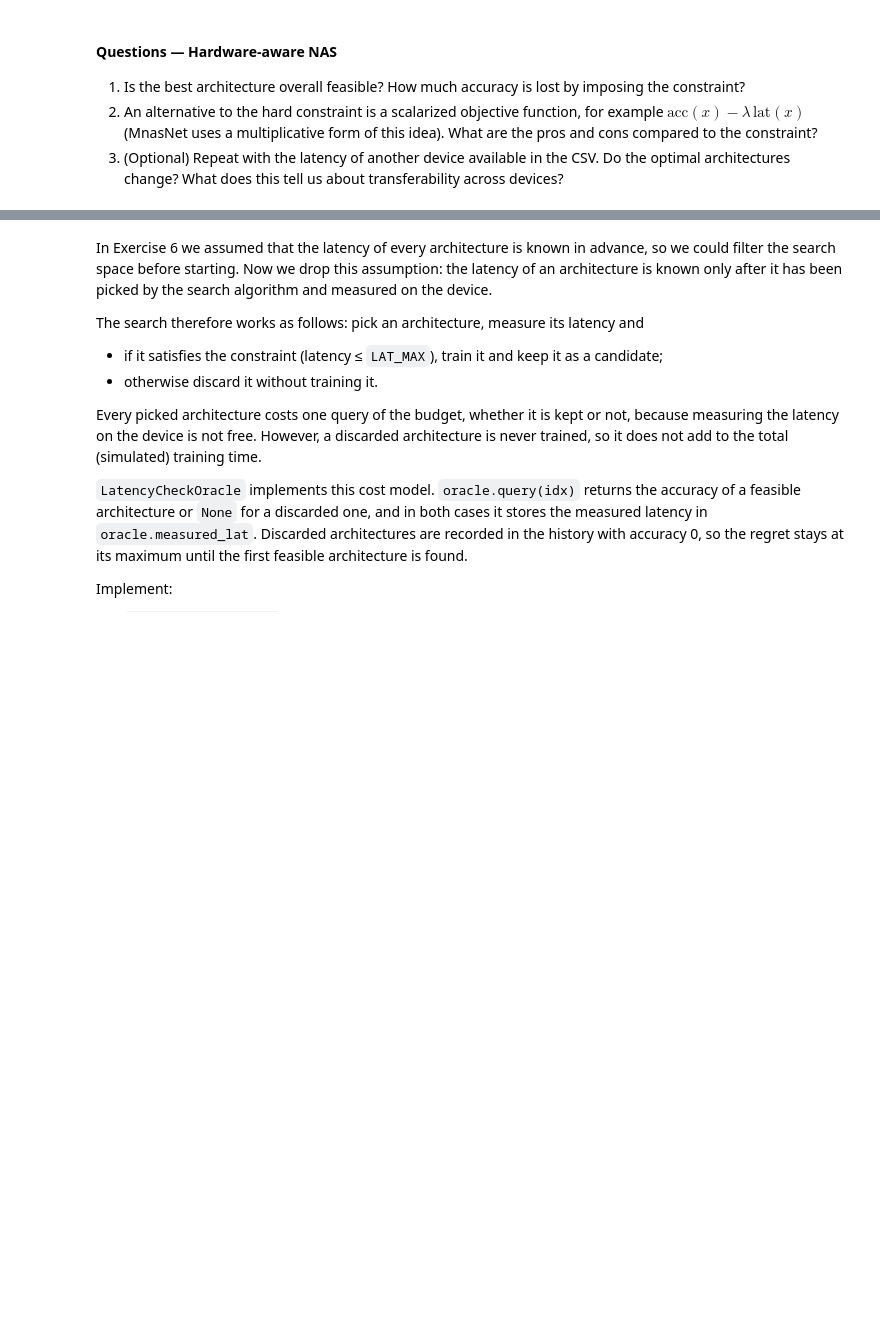
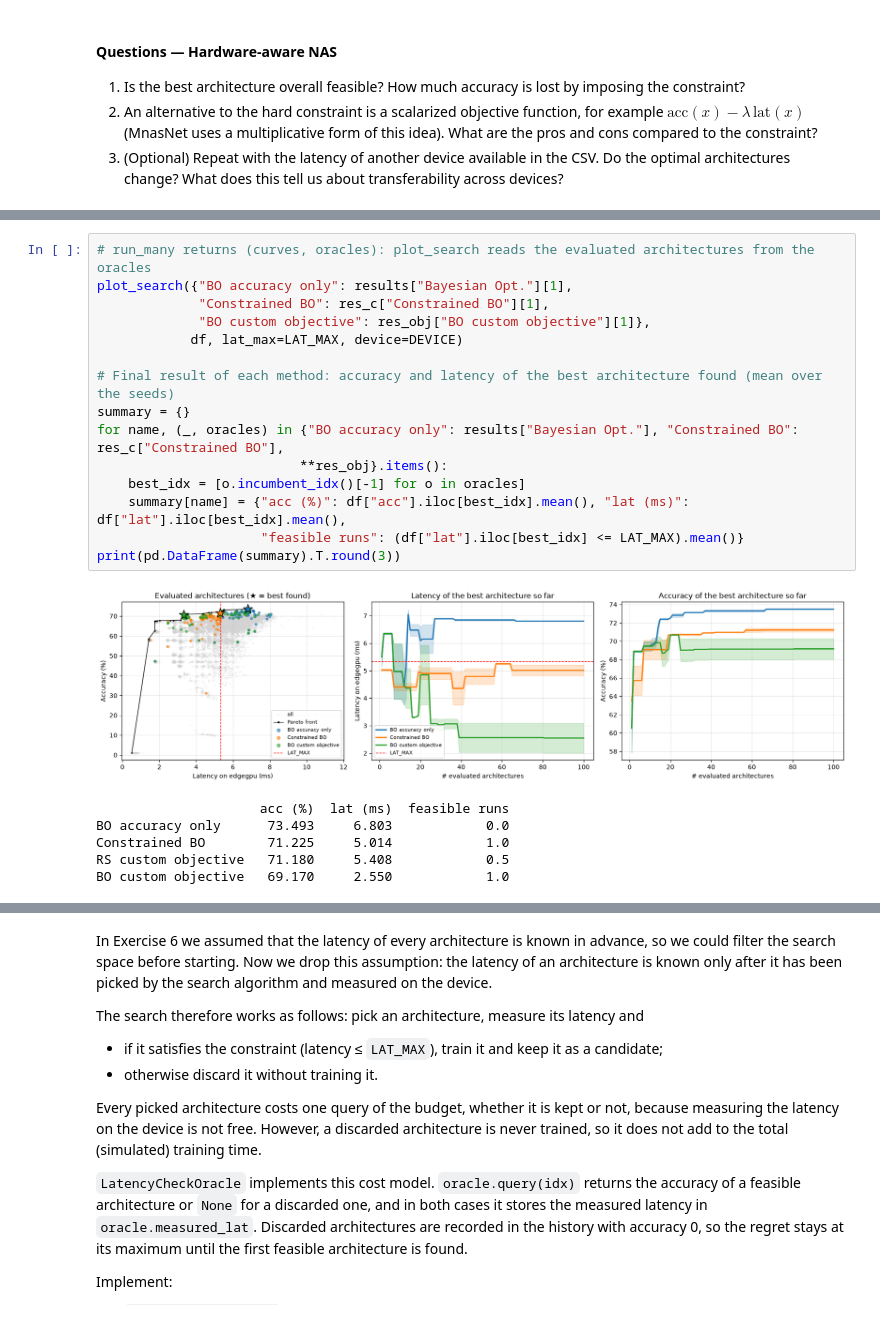
Before and after one commit to bizzarriA/NAS-lab, a Jupyter notebook: Lab2_HW_NAS_solutions.ipynb, the cells around one changed output, grey strips where cells are left out. Saved outputs shown, nothing was run; the diff lists cells and outputs as text; blank space fills up the shorter version.

```diff
--- a/Lab2_HW_NAS_solutions.ipynb
+++ b/Lab2_HW_NAS_solutions.ipynb
@@ -299,0 +363,22 @@ Best overall: 73.49%  | best feasible: 71.93%  | accuracy lost to the constraint
+# %%
+# run_many returns (curves, oracles): plot_search reads the evaluated architectures from the oracles
+plot_search({"BO accuracy only": results["Bayesian Opt."][1],
+             "Constrained BO": res_c["Constrained BO"][1],
+             "BO custom objective": res_obj["BO custom objective"][1]},
+            df, lat_max=LAT_MAX, device=DEVICE)
+
+# Final result of each method: accuracy and latency of the best architecture found (mean over the seeds)
+summary = {}
+for name, (_, oracles) in {"BO accuracy only": results["Bayesian Opt."], "Constrained BO": res_c["Constrained BO"],
+                          **res_obj}.items():
+    best_idx = [o.incumbent_idx()[-1] for o in oracles]
+    summary[name] = {"acc (%)": df["acc"].iloc[best_idx].mean(), "lat (ms)": df["lat"].iloc[best_idx].mean(),
+                     "feasible runs": (df["lat"].iloc[best_idx] <= LAT_MAX).mean()}
+print(pd.DataFrame(summary).T.round(3))
+# %% [output]
+[figure, added]
+                     acc (%)  lat (ms)  feasible runs
+BO accuracy only      73.493     6.803            0.0
+Constrained BO        71.225     5.014            1.0
+RS custom objective   71.180     5.408            0.5
+BO custom objective   69.170     2.550            1.0
```
Also changed, not shown: parts of 24 cells of this notebook, 2 other files.
